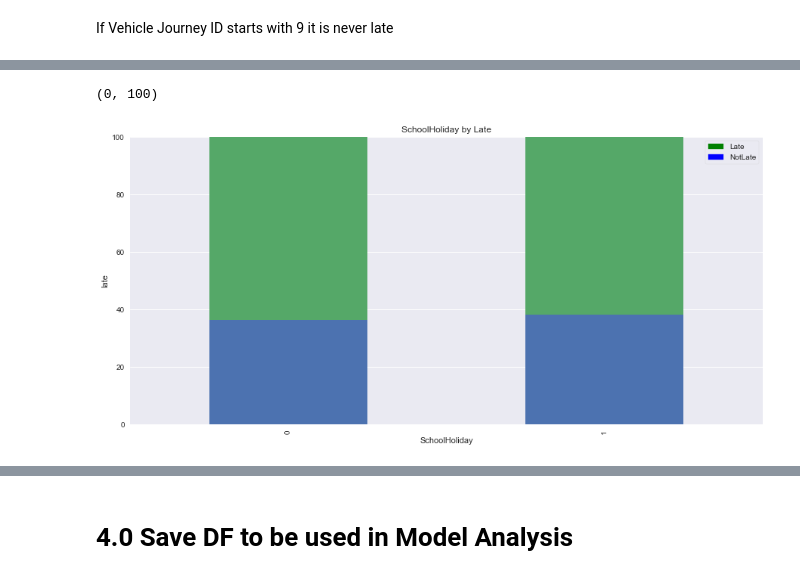
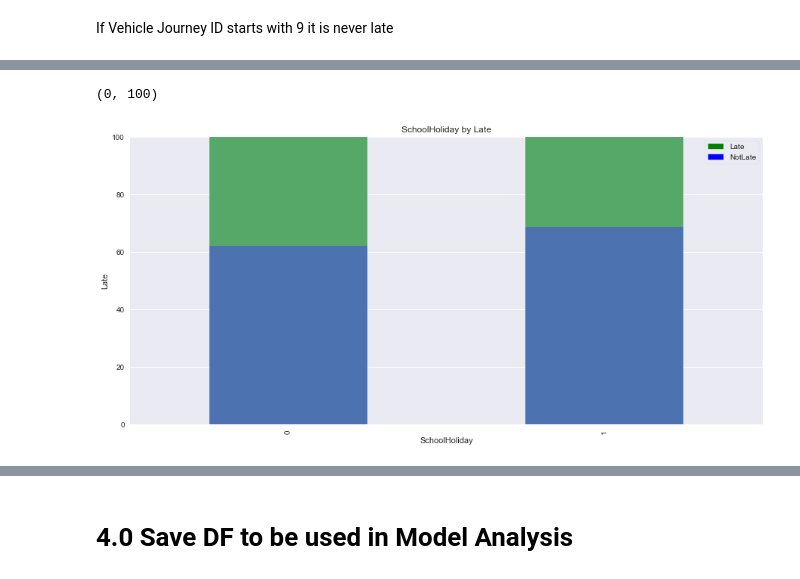
Before and after one commit to andrew-ocallaghan-ie/The11thHour, a Jupyter notebook: DublinBusApp/data_analytics/bus_route_4_cleaning-extra-plots.ipynb, the cells around one changed output, grey strips where cells are left out. Cells and saved outputs as stored; diff of their text form; code cells hidden in the pictures.

```diff
--- a/DublinBusApp/data_analytics/bus_route_4_cleaning-extra-plots.ipynb
+++ b/DublinBusApp/data_analytics/bus_route_4_cleaning-extra-plots.ipynb
@@ -22,7 +22,7 @@ from sklearn.externals import joblib
 from statsmodels.formula.api import ols
 
 # Read csv file into a dataframe.
-df = pd.read_csv('csv_data/route4.csv')
+df = pd.read_csv('beta25.csv')
 # %% [markdown]
 # 1.0 Data Cleaning
 # %% [markdown]
@@ -40,5 +40,5 @@ df = df.drop('Direction', axis=1)
 df = df.drop('Unnamed: 0', axis=1)
 df = df.drop('Congestion', axis=1)
 df[df.Journey_Pattern_ID == 'null']
-df = df[df['Journey_Pattern_ID'] != '00040002']
-df = df[df['Journey_Pattern_ID'] != '00041002']
+#df = df[df['Journey_Pattern_ID'] != '00040002']
+#df = df[df['Journey_Pattern_ID'] != '00041002']
@@ -486,33 +354,33 @@ Name: Time, dtype: datetime64[ns]
 # %%
 SchoolHoliday = pd.unique(df.SchoolHoliday.ravel())
 
 # Insert a new column called 'percent' and fill it with 0s
 df['percent'] = 0
 
 for p in SchoolHoliday:
-    count = 1 / df[df.SchoolHoliday == p].count()['late']
+    count = 1 / df[df.SchoolHoliday == p].count()['Late']
     index_list = df[df['SchoolHoliday'] == p].index.tolist()
     for i in index_list:
         df.loc[i, 'percent'] = count * 100
 
 # Group dataframe and sum percent
-group = df[['percent','SchoolHoliday','late']].groupby(['SchoolHoliday','late']).sum()
+group = df[['percent','SchoolHoliday','Late']].groupby(['SchoolHoliday','Late']).sum()
 
 # Plot values of group in a stacked bar chart
 my_plot = group.unstack().plot(kind='bar', stacked=True, title="SchoolHoliday by Late", figsize=(15,7))
 
 # Define label colours and text and add to the plot
 red_patch = mpatches.Patch(color='green', label='Late')
 blue_patch = mpatches.Patch(color='blue', label='NotLate')
 my_plot.legend(handles=[red_patch, blue_patch], frameon = True)
 
 # Define x and y labels and min and max values for the y axis
 my_plot.set_xlabel("SchoolHoliday")
-my_plot.set_ylabel("late")
+my_plot.set_ylabel("Late")
 my_plot.set_ylim([0,100])
 # %% [output]
 (0, 100)
-[figure, old version]
+[figure, new version]
 # %%
 BankHoliday = pd.unique(df.BankHoliday.ravel())
 
```
Also changed, not shown: parts of 32 cells of this notebook, 19 other files.
